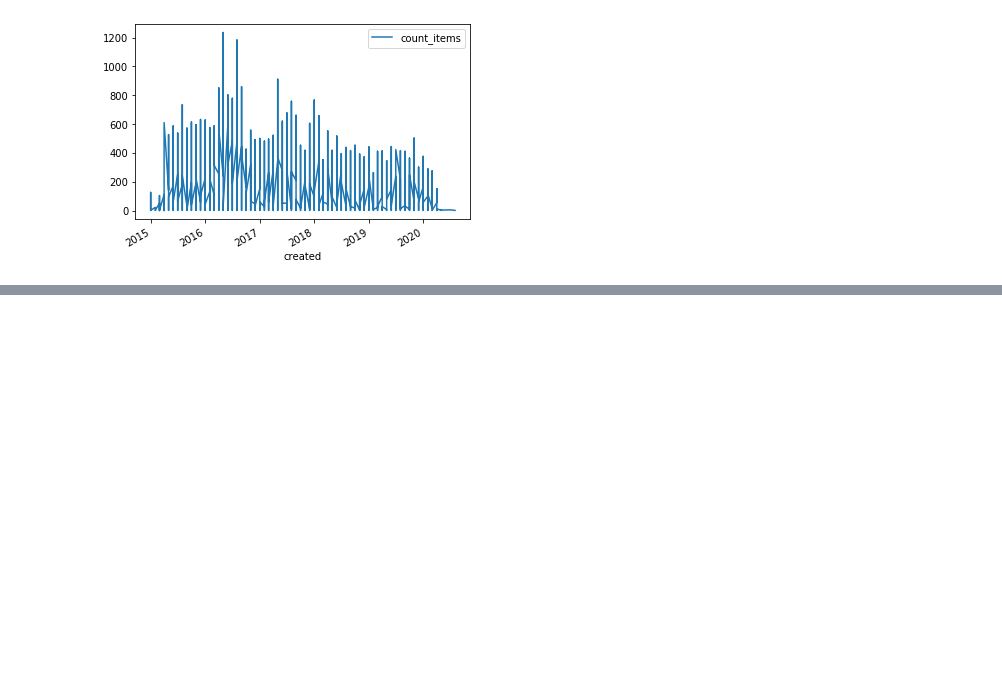
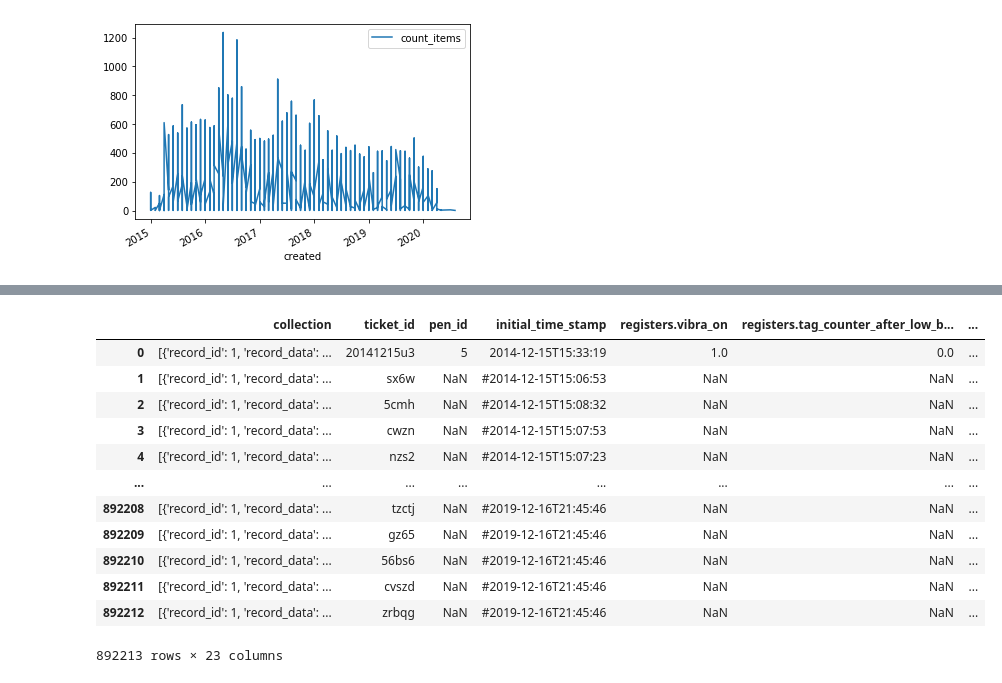
Before and after one commit to ShirinStar/Pen_Data_Dictionary, a Jupyter notebook: data/Pens Activity overview.ipynb, the cells around one changed output, grey strips where cells are left out. Cells and saved outputs as stored; diff of their text form; code cells hidden in the pictures; blank space fills up the shorter version.

Commit message:
pens activity

```diff
--- a/data/Pens Activity overview.ipynb
+++ b/data/Pens Activity overview.ipynb
@@ -336,0 +414,5 @@ freq_count_by_date.reset_index().plot(x='created', y='count_items')
+# %%
+pd.set_option('display.max_rows', 200)
+pd.set_option('display.max_columns', 50)
+pd.set_option("max_colwidth", 1000)
+pensActivity['activity'].iloc[0]
@@ -336,0 +421,15 @@ freq_count_by_date.reset_index().plot(x='created', y='count_items')
+# %%
+activity_parse = pensActivity['activity']
+# %%
+def parse(string):
+    if string is None:
+        return {}
+    else:
+        try:
+            return json.loads(string)
+        except ValueError:
+            print(string)
+            return {}
+
+
+json_str = activity_parse.map(parse)
@@ -336,0 +460,3 @@ freq_count_by_date.reset_index().plot(x='created', y='count_items')
+# %%
+json_list = list(json_str)
+json_list[30]
@@ -336,0 +481,18 @@ freq_count_by_date.reset_index().plot(x='created', y='count_items')
+# %%
+activity_df = pd.json_normalize(json_list)
+collection_json = activity_df['collection']
+activity_df
+# %% [output]
+|  | collection | ticket_id | pen_id | initial_time_stamp | registers.vibra_on | registers.tag_counter_after_low_b... | ... |
+| 0 | [{'record_id': 1, 'record_data': ... | 20141215u3 | 5 | 2014-12-15T15:33:19 | 1.0 | 0.0 | ... |
+| 1 | [{'record_id': 1, 'record_data': ... | sx6w | NaN | #2014-12-15T15:06:53 | NaN | NaN | ... |
+| 2 | [{'record_id': 1, 'record_data': ... | 5cmh | NaN | #2014-12-15T15:08:32 | NaN | NaN | ... |
+| 3 | [{'record_id': 1, 'record_data': ... | cwzn | NaN | #2014-12-15T15:07:53 | NaN | NaN | ... |
+| 4 | [{'record_id': 1, 'record_data': ... | nzs2 | NaN | #2014-12-15T15:07:23 | NaN | NaN | ... |
+| ... | ... | ... | ... | ... | ... | ... | ... |
+| 892208 | [{'record_id': 1, 'record_data': ... | tzctj | NaN | #2019-12-16T21:45:46 | NaN | NaN | ... |
+| 892209 | [{'record_id': 1, 'record_data': ... | gz65 | NaN | #2019-12-16T21:45:46 | NaN | NaN | ... |
+| 892210 | [{'record_id': 1, 'record_data': ... | 56bs6 | NaN | #2019-12-16T21:45:46 | NaN | NaN | ... |
+| 892211 | [{'record_id': 1, 'record_data': ... | cvszd | NaN | #2019-12-16T21:45:46 | NaN | NaN | ... |
+| 892212 | [{'record_id': 1, 'record_data': ... | zrbqg | NaN | #2019-12-16T21:45:46 | NaN | NaN | ... |
+892213 rows × 23 columns
```
Also changed, not shown: parts of 24 cells of this notebook, 2 other files.
